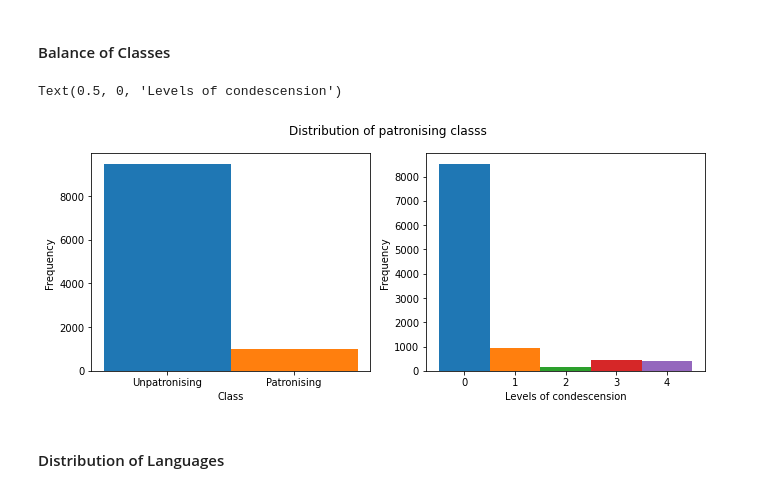
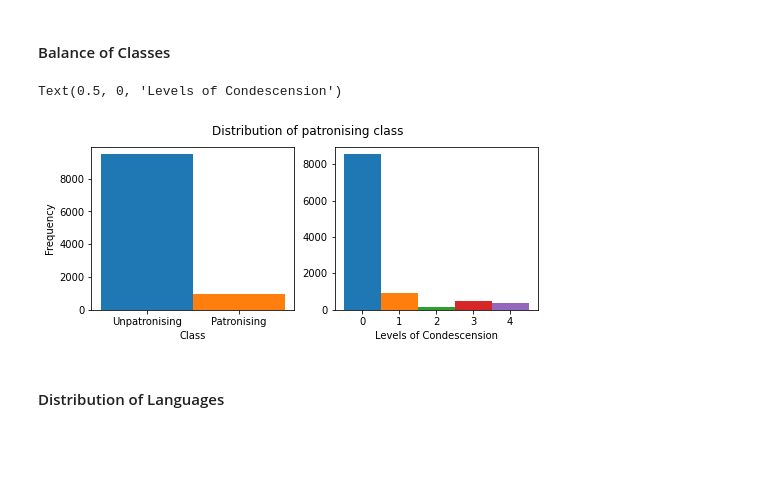
Before and after one commit to Loumstar/Improving-RoBERTa, a Jupyter notebook: main_model.ipynb, the cells around one changed output. Saved outputs shown, nothing was run; the diff lists cells and outputs as text; code cells hidden in the pictures; blank space fills up the shorter version.

```diff
--- a/main_model.ipynb
+++ b/main_model.ipynb
@@ -217,21 +217,21 @@ def get_multi_label_distribution(df, axis):
 # %%
 figure, (binary_ax, multi_ax) = plt.subplots(1, 2)
 
-figure.suptitle("Distribution of patronising classs")
-figure.set_size_inches((11, 4))
+figure.suptitle("Distribution of patronising class")
+figure.set_size_inches((8, 3))
 
 get_binary_label_distribution(df, binary_ax)
 
 binary_ax.set_ylabel("Frequency")
 binary_ax.set_xlabel("Class")
 
 get_multi_label_distribution(df, multi_ax)
 
-multi_ax.set_ylabel("Frequency")
-multi_ax.set_xlabel("Levels of condescension")
+# multi_ax.set_ylabel("Frequency")
+multi_ax.set_xlabel("Levels of Condescension")
 # %% [output]
-Text(0.5, 0, 'Levels of condescension')
+Text(0.5, 0, 'Levels of Condescension')
-[figure, old version]
+[figure, new version]
 # %% [markdown]
 #### Distribution of Languages
 # %%
```
Also changed, not shown: parts of 27 cells of this notebook.
